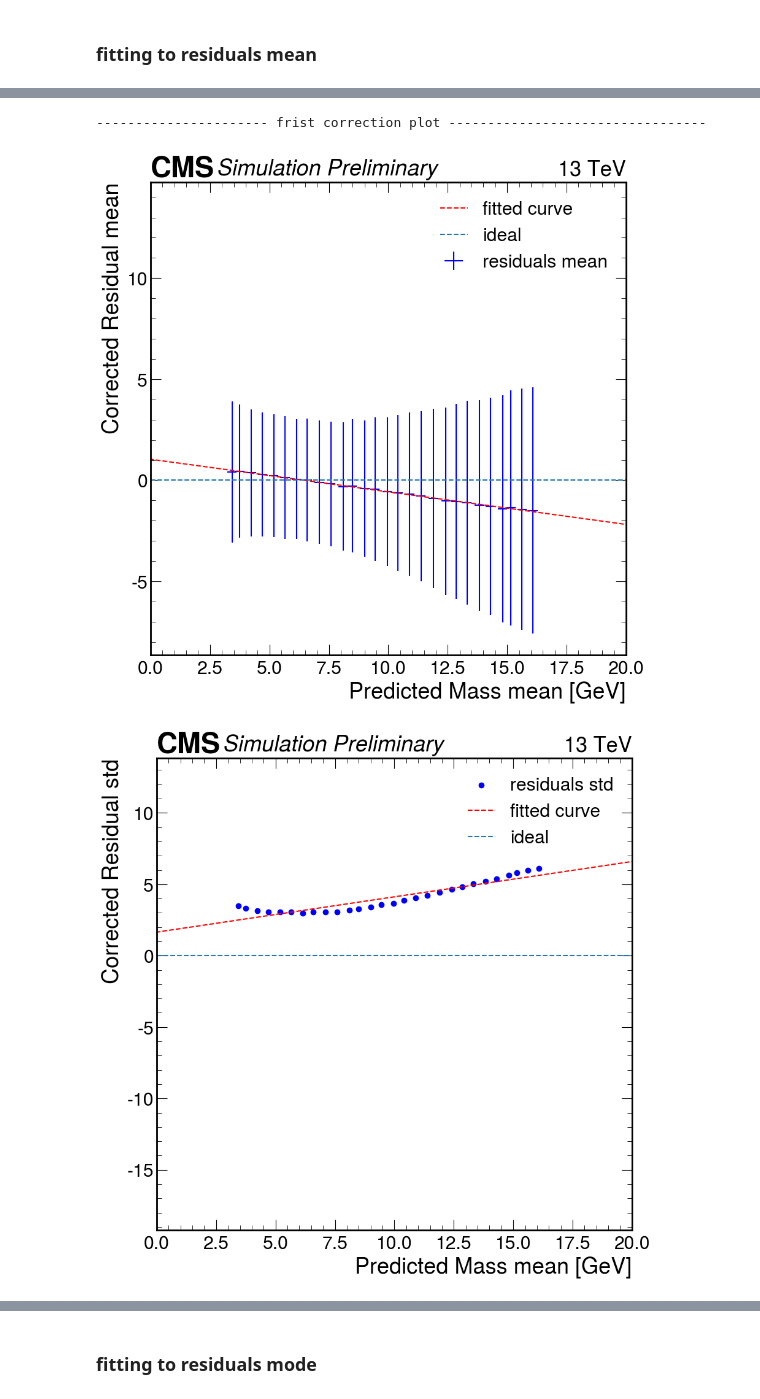
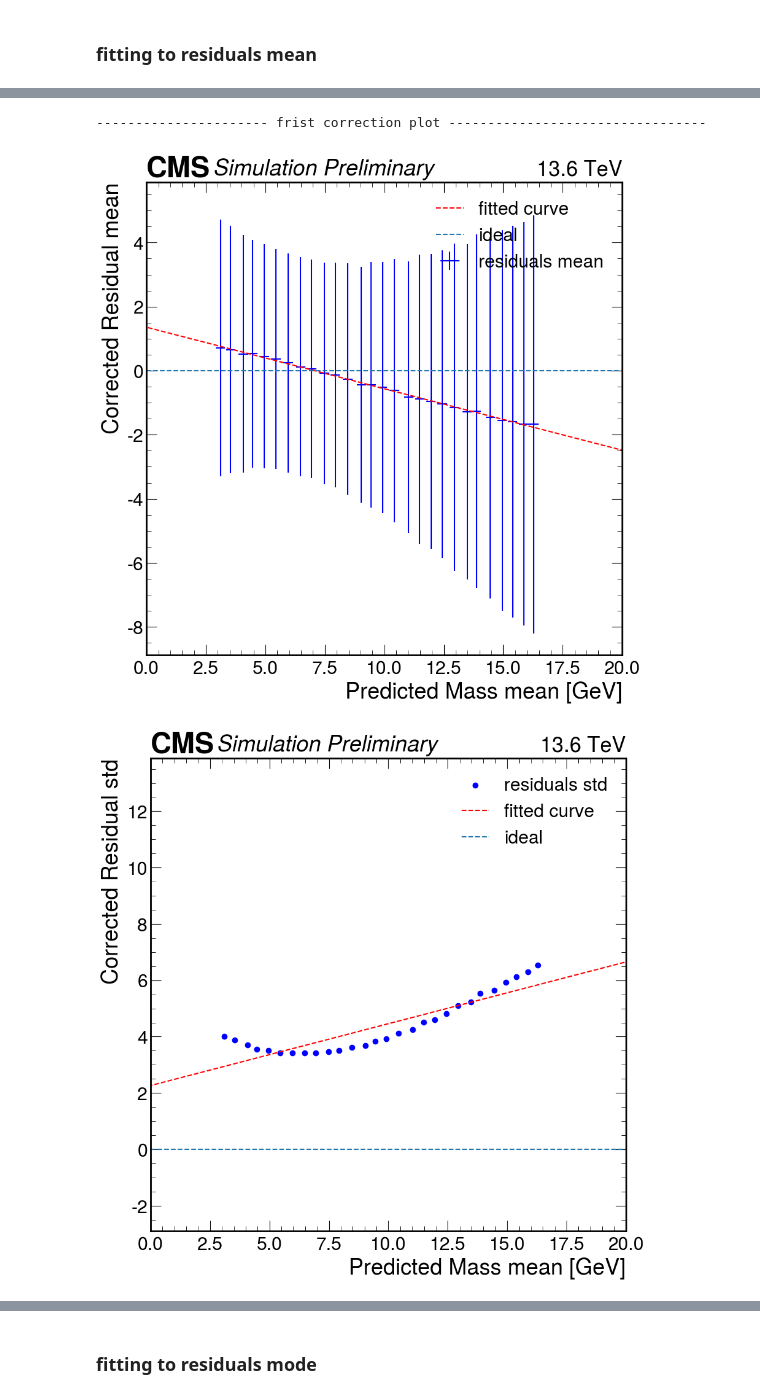
Before and after one commit to bhbam/H_AA_CLuster_jupyter_notebooks, a Jupyter notebook: mass_regression_model_bias_effect_with_residual_using_mean_and_mode_comparision_h5.ipynb, the cells around one changed output, grey strips where cells are left out. Drawn from its saved outputs; the diff is of its cells as text; code cells hidden in the pictures.

```diff
--- a/mass_regression_model_bias_effect_with_residual_using_mean_and_mode_comparision_h5.ipynb
+++ b/mass_regression_model_bias_effect_with_residual_using_mean_and_mode_comparision_h5.ipynb
@@ -44,7 +44,7 @@ valid_data_path_ResNet_B6='/pscratch/sd/b/bbbam/ResNet_B6_Nodes_4.0/ResNet_B6_13
 # %%
 epoch=300
 m_true_, m_pred_ = [], []
-data_files = glob.glob(f"{valid_data_path_ResNet_B6}/valid_data_epoch_{epoch}/*.pkl")
+data_files = glob.glob(f"{valid_data_path_ResNet_B3}/valid_data_epoch_{epoch}/*.pkl")
 for file in data_files:
     infile = open(f"{file}", "rb")
     data = pickle.load(infile)
@@ -70,7 +70,7 @@ plt.xlabel('Mass [GeV]')
 plt.ylabel('Events/ 0.4 [GeV]')
 # plt.title(r'$\mathrm{m_{true}}$, $\mathrm{m_{pred}}$ masses',size=25)
 plt.legend(loc='upper right')
-hep.cms.label(llabel=f"Simulation Preliminary", rlabel="13 TeV", loc=0, ax=ax)
+hep.cms.label(llabel=f"Simulation Preliminary", rlabel="13.6 TeV", loc=0, ax=ax)
 # plt.savefig('%s/%d_mtru_mpred_hist_full.png'%(out_dir, epoch), bbox_inches='tight',dpi=300, facecolor = "w")
 plt.show()
 
@@ -86,7 +86,7 @@ plt.plot((m0_min-1.2, m0_max+1.2), (m0_min-1.2, m0_max+1.2), color='r', linestyl
 # plt.yticks(np.arange(m0_min-1.2, m0_max+1.2, .8),size=15)
 plt.colorbar().set_label(label='Events/ {0.4, 0.4} [GeV]' )
 plt.grid(color='r', linestyle='--', linewidth=.4)
-hep.cms.label(llabel=f"Simulation Preliminary ", rlabel="13 TeV", loc=0, ax=ax)
+hep.cms.label(llabel=f"Simulation Preliminary ", rlabel="13.6 TeV", loc=0, ax=ax)
 # plt.savefig('%s/%d_mtrue_mpred_2D_hist_full.png'%(out_dir, epoch), bbox_inches='tight',dpi=300, facecolor = "w")
 plt.show()
 
@@ -101,7 +101,7 @@ plt.plot((m0_min, m0_max), (m0_min, m0_max), color='r', linestyle='--', alpha=0.
 plt.colorbar().set_label(label='Events/ {0.4, 0.4} [GeV]')
 plt.grid(color='r', linestyle='--', linewidth=.5)
 
-hep.cms.label(llabel=f"Simulation Preliminary", rlabel="13 TeV", loc=0, ax=ax)
+hep.cms.label(llabel=f"Simulation Preliminary", rlabel="13.6 TeV", loc=0, ax=ax)
 # plt.savefig('%s/%d_mtrue_mpred_2D_hist_truncated.png'%(out_dir, epoch),  bbox_inches='tight', dpi=300, facecolor = "w")
 plt.show()
 exit
@@ -116,7 +116,7 @@ exit
 degree_mean = 3
 degree_std = 1
 m_true_, m_pred_ = [], []
-data_files = glob.glob(f"{valid_data_path_ResNet_B6}/valid_data_epoch_300/*.pkl")
+data_files = glob.glob(f"{valid_data_path_ResNet_B3}/valid_data_epoch_300/*.pkl")
 for file in data_files:
     infile = open(f"{file}", "rb")
     data = pickle.load(infile)
@@ -161,7 +161,7 @@ plt.xlabel("Predicted Mass mean [GeV]")
 plt.ylabel("Residual mean")
 plt.legend()
 plt.legend(loc='best')
-hep.cms.label(llabel="Simulation Preliminary", rlabel="13 TeV", loc=0, ax=ax)
+hep.cms.label(llabel="Simulation Preliminary", rlabel="13.6 TeV", loc=0, ax=ax)
 plt.show()
 
 
@@ -178,7 +178,7 @@ plt.xlabel("Predicted Mass mean [GeV]")
 plt.ylabel("Residual std")
 plt.legend()
 plt.legend(loc='best')
-hep.cms.label(llabel="Simulation Preliminary", rlabel="13 TeV", loc=0, ax=ax)
+hep.cms.label(llabel="Simulation Preliminary", rlabel="13.6 TeV", loc=0, ax=ax)
 plt.show()
 
 
@@ -191,7 +191,7 @@ def corrected_pred_mean(m):
     return mass
 
 m_true_, m_pred_ = [], []
-data_files = glob.glob(f"{valid_data_path_ResNet_B6}/valid_data_epoch_{epoch}/*.pkl")
+data_files = glob.glob(f"{valid_data_path_ResNet_B3}/valid_data_epoch_{epoch}/*.pkl")
 for file in data_files:
     infile = open(f"{file}", "rb")
     data = pickle.load(infile)
@@ -236,7 +236,7 @@ plt.xlabel("Predicted Mass mean [GeV]")
 plt.ylabel("Corrected Residual mean")
 plt.legend()
 plt.legend(loc='best')
-hep.cms.label(llabel="Simulation Preliminary", rlabel="13 TeV", loc=0, ax=ax)
+hep.cms.label(llabel="Simulation Preliminary", rlabel="13.6 TeV", loc=0, ax=ax)
 plt.show()
 
 
@@ -252,7 +252,7 @@ plt.ylabel("Corrected Residual std")
 plt.xlim(0,20)
 plt.legend()
 plt.legend(loc='best')
-hep.cms.label(llabel="Simulation Preliminary", rlabel="13 TeV", loc=0, ax=ax)
+hep.cms.label(llabel="Simulation Preliminary", rlabel="13.6 TeV", loc=0, ax=ax)
 plt.show()
 
 
@@ -271,7 +271,7 @@ def corrected_pred_mean_2(m):
 
 
 m_true_, m_pred_ = [], []
-data_files = glob.glob(f"{valid_data_path_ResNet_B6}/valid_data_epoch_{epoch}/*.pkl")
+data_files = glob.glob(f"{valid_data_path_ResNet_B3}/valid_data_epoch_{epoch}/*.pkl")
 for file in data_files:
     infile = open(f"{file}", "rb")
     data = pickle.load(infile)
@@ -318,7 +318,7 @@ plt.xlabel("Predicted Mass mean [GeV]")
 plt.ylabel("Corrected Residual mean")
 plt.legend()
 plt.legend(loc='best')
-hep.cms.label(llabel="Simulation Preliminary", rlabel="13 TeV", loc=0, ax=ax)
+hep.cms.label(llabel="Simulation Preliminary", rlabel="13.6 TeV", loc=0, ax=ax)
 plt.show()
 
 
@@ -334,7 +334,7 @@ plt.xlabel("Predicted Mass mean [GeV]")
 plt.ylabel("Corrected Residual std")
 plt.legend()
 plt.legend(loc='best')
-hep.cms.label(llabel="Simulation Preliminary", rlabel="13 TeV", loc=0, ax=ax)
+hep.cms.label(llabel="Simulation Preliminary", rlabel="13.6 TeV", loc=0, ax=ax)
 plt.show()
 # %% [output]
 ---------------------- Original plot ---------------------------------
@@ -343,3 +343,3 @@ plt.show()
 ---------------------- frist correction plot ---------------------------------
-[figure, old version]
+[figure, new version]
-[figure, old version]
+[figure, new version]
```
Also changed, not shown: parts of 10 cells of this notebook, 3 other files.
